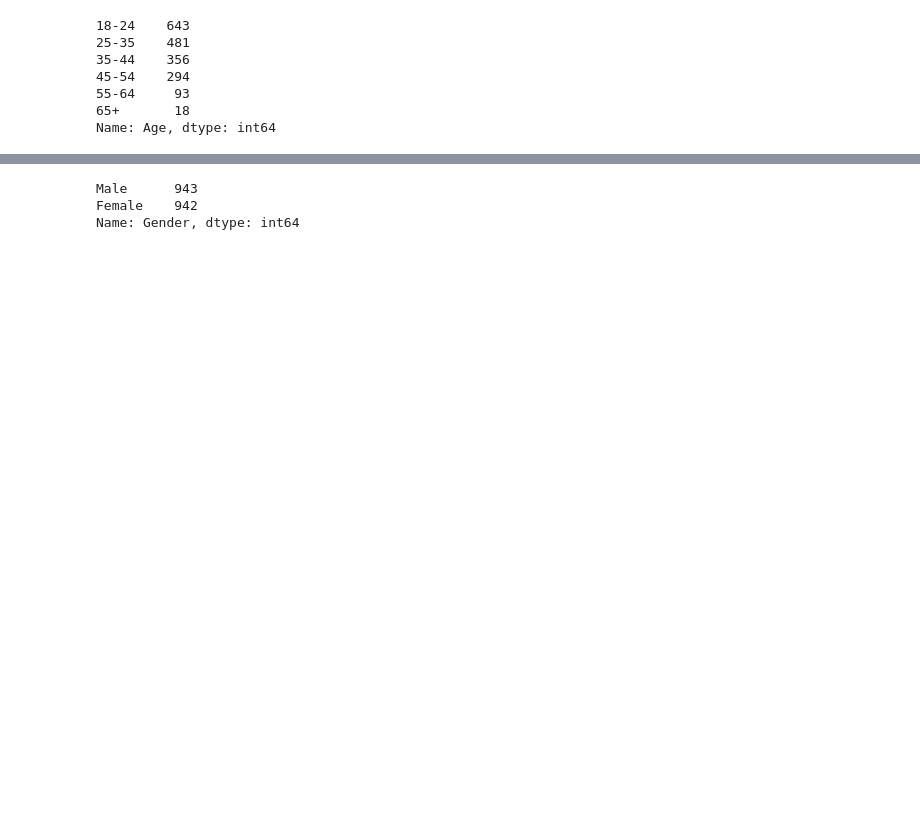
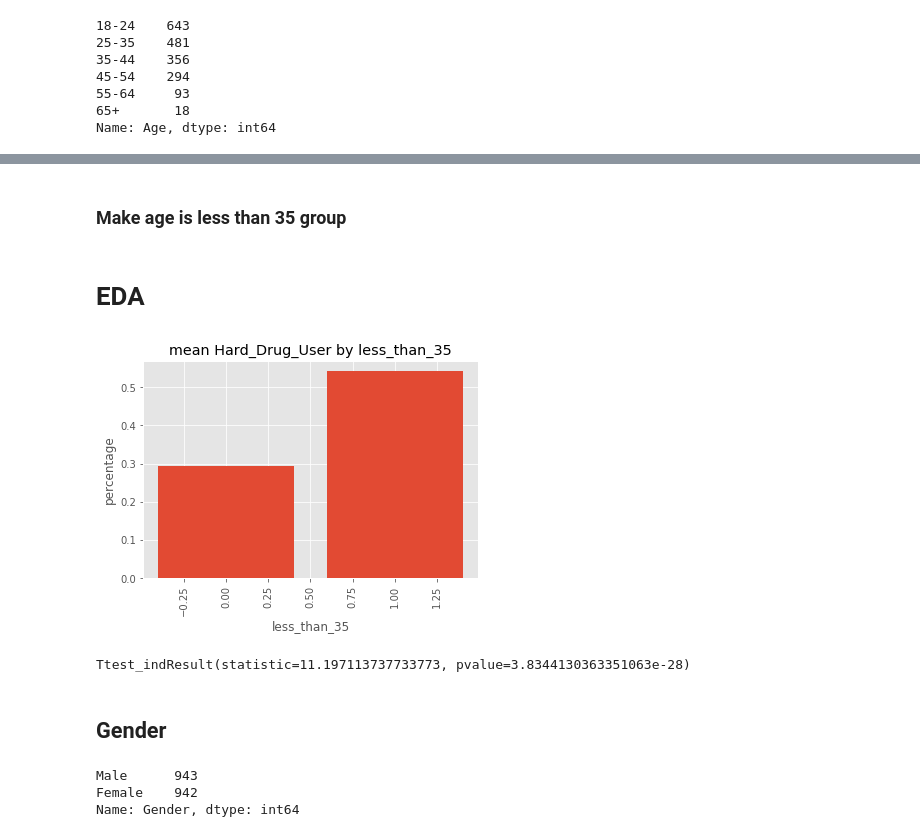
Before and after one commit to JVasquez5/Mod_3_Final_Project, a Jupyter notebook: student.ipynb, the cells around one changed output, grey strips where cells are left out. Saved outputs shown, nothing was run; the diff lists cells and outputs as text; code cells hidden in the pictures; blank space fills up the shorter version.

```diff
--- a/student.ipynb
+++ b/student.ipynb
@@ -210,0 +252,2 @@ df.groupby('Crack_User')['Age'].hist(ax=ax);
+# %% [markdown]
+### Make age is less than 35 group
@@ -210,0 +256,12 @@ df.groupby('Crack_User')['Age'].hist(ax=ax);
+# %% [markdown]
+# EDA
+# %%
+fig, ax = plt.subplots()
+ax.bar(df.groupby('less_than_35')['Hard_Drug_User'].mean().index, df.groupby('less_than_35')['Hard_Drug_User'].mean().values)
+ax.set_ylabel('percentage')
+ax.set_xlabel('less_than_35')
+ax.set_title('mean Hard_Drug_User by less_than_35')
+plt.xticks(rotation=90)
+plt.show()
+# %% [output]
+[figure, added]
@@ -211,3 +272,9 @@ df.groupby('Crack_User')['Age'].hist(ax=ax);
+# %%
+stats.ttest_ind(less_than_35['Hard_Drug_User'], not_less_than_35['Hard_Drug_User'], equal_var=False)
+# %% [output]
+Ttest_indResult(statistic=11.197113737733773, pvalue=3.8344130363351063e-28)
+# %% [markdown]
+## Gender
 # %%
 df['Gender'] = df['Gender'].astype(str)
 # %%
```
Also changed, not shown: parts of 52 cells of this notebook, 1 other file.
